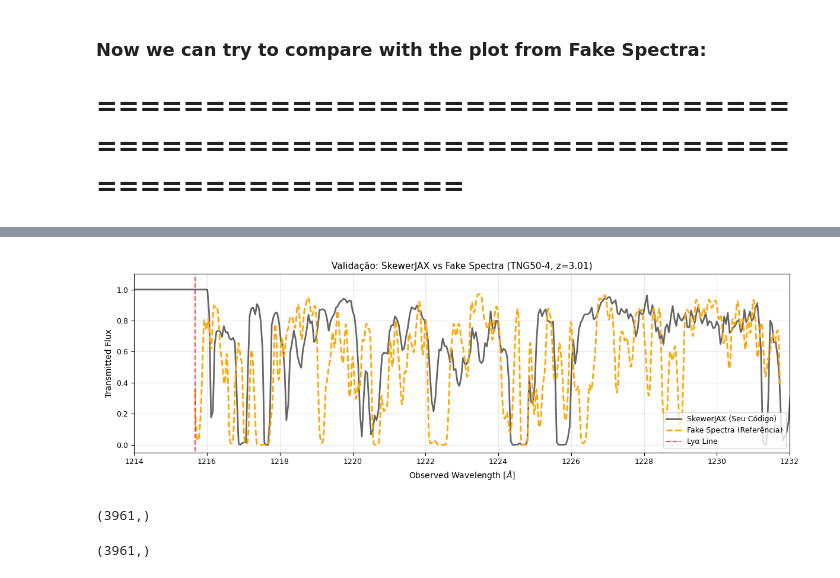
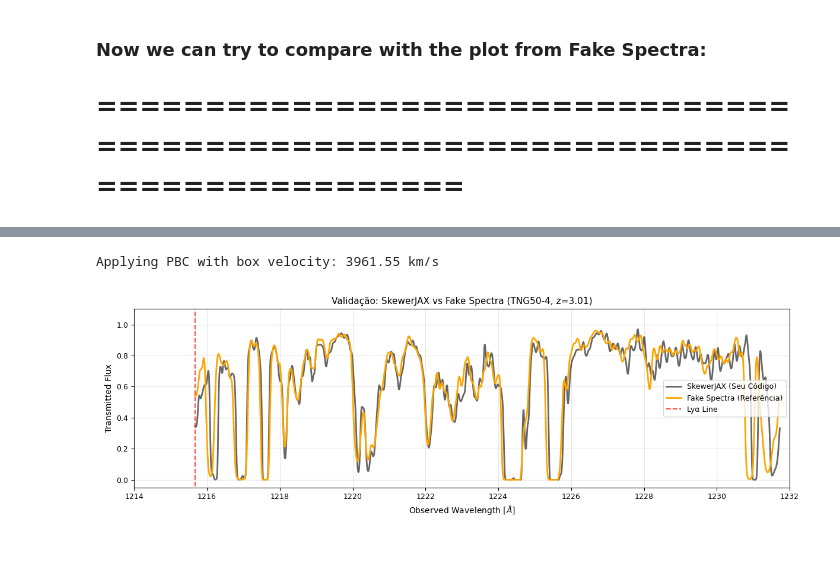
Before and after one commit to daniellopezcano/SkewerJAX, a Jupyter notebook: notebooks/victor_test.ipynb, the cells around one changed output, grey strips where cells are left out. Drawn from its saved outputs; the diff is of its cells as text; code cells hidden in the pictures.

Commit message:
Notebook with classes to extract and compare the central skewer of skewerjax and fakespectra

```diff
--- a/notebooks/victor_test.ipynb
+++ b/notebooks/victor_test.ipynb
@@ -526,9 +529,9 @@ Your n_HI range: 9.34e-14 to 1.12e-11 cm⁻³
 cosmology = Cosmology(
     H0=phys.H0,
     Omega_r_0=0.0,
-    Omega_m_0=0.3,
+    Omega_m_0=0.3089,
     Omega_k_0=0.0,
-    Omega_lambda_0=0.7,
+    Omega_lambda_0=0.6911,
 )
 
 skewer_bundle = SkewerBundle(
@@ -557,7 +560,7 @@ print("\n" + "="*60)
 print("COMPUTING OPTICAL DEPTH")
 print("="*60)
 
-wavelengths = jnp.linspace(1100, 1300, 3961)
+wavelengths = jnp.linspace(1215.6720277988175, 1231.732194431588, 3961)
 line_bundle = sjx.constants.lines.LineBundle(["HI-LyA"])
 
 optical_depth = od.compute_optical_depth(
@@ -565,8 +568,7 @@ optical_depth = od.compute_optical_depth(
     wavelengths,
     line_bundle,
     fields,
-    compute_mode="vmap",
-    num_gpus=None
+    box_velocity_kms=3961.55
 )
 
 F_over_F0 = jnp.exp(-optical_depth)
@@ -916,0 +879,26 @@ lambda_obs_fs = lambda_lya_rest *(1 + vel_axis / c_kms)
+# %%
+# 'res' é a resolução em km/s. 1.0 km/s é um valor padrão para Lyman-alpha forest.
+pixel_res_kms = 1.0
+
+spec = Spectra(
+    num=SNAP_NUM,
+    base=BASE_PATH,
+    cofm=fs_cofm,
+    axis=fs_axis,
+    res=pixel_res_kms,
+    reload_file=True, # Força a extração dos dados do snapshot
+    quiet=False,
+)
+# Extraindo a profundidade óptica (Tau) de Lyman-alpha
+# Elemento "H", Ion 1 (HI - Neutro), Linha 1215 (Lya)
+tau = spec.get_tau("H", 1, 1215)
+flux = np.exp(-tau[0]) # Convertendo Tau para Fluxo Transmitido
+# 4. Processamento de Comprimento de Onda
+v_max = spec.vmax      # Extensão da caixa em km/s
+n_bins = spec.nbins    # Número de pixels
+dv = spec.dvbin
+vel_axis = np.arange(spec.nbins) * dv # Centro do bin (mais correto fisicamente)
+# Comprimento de onda observado: lambda = lambda_repouso * (1 + z) * (1 + v/c)
+lambda_lya_rest = 1215.67027 # Angstroms
+c_kms = 2.99792458e5 # Velocidade da luz em km/s
+lambda_obs = lambda_lya_rest  * (1 + vel_axis / c_kms)
@@ -917,38 +918,35 @@ lambda_obs_fs = lambda_lya_rest *(1 + vel_axis / c_kms)
+# %%
+v_box_kms = spec.vmax
+print(f"Applying PBC with box velocity: {v_box_kms:.2f} km/s")
+# %% [output]
+Applying PBC with box velocity: 3961.55 km/s
 # %%
 # =============================================================================
 # 4. PLOT DE COMPARAÇÃO
 # =============================================================================
 plt.figure(figsize=(12, 4))
 
 # Plot SkewerJAX (Usando sua variável wavelengths e F_over_F0)
 # F_over_F0 tem shape (N_cosmo, N_skewer, N_wave). Assumindo cosmo 0 e skewer 0.
-plt.plot(wavelengths, F_over_F0[0, skewer_index, :],
+plt.plot(wavelengths,F_over_F0[0,0,:],
          label='SkewerJAX (Seu Código)', color='black', alpha=0.6, lw=2)
 
 # Plot Fake Spectra
-plt.plot(lambda_obs_fs, flux_fs,
-         label='Fake Spectra (Referência)', color='orange', linestyle='--', lw=2, alpha=1)
+plt.plot(lambda_obs, flux,
+         label='Fake Spectra (Referência)', color='orange', lw=2, alpha=1)
 
 plt.vlines(1215.67, -2, 2, color='red', linestyles='--', label='Lyα Line', alpha = 0.7 )
 #plt.vlines(lambda_obs_end, -2, 2, color='red', linestyles='--', label='Lyα Line', alpha = 0.7 )
 
 
-plt.title(f"Validação: SkewerJAX vs Fake Spectra (TNG50-4, z={z_snap:.2f})")
+plt.title(f"Validação: SkewerJAX vs Fake Spectra (TNG50-4, z={z_sim:.2f})")
 plt.xlabel(r"Observed Wavelength [$\AA$]")
 plt.ylabel("Transmitted Flux")
 plt.legend()
 plt.xlim(1214, 1232) # Ajuste o zoom conforme necessário para ver as linhas
 plt.ylim(-0.05, 1.1)
 plt.grid(True, alpha=0.3)
 plt.tight_layout()
 plt.show()
 # %% [output]
-[figure, old version]
+[figure, new version]
-# %%
-lambda_obs_fs.shape
-# %% [output]
-(3961,)
-# %%
-wavelengths.shape
-# %% [output]
-(3961,)
```
Also changed, not shown: parts of 23 cells of this notebook.
